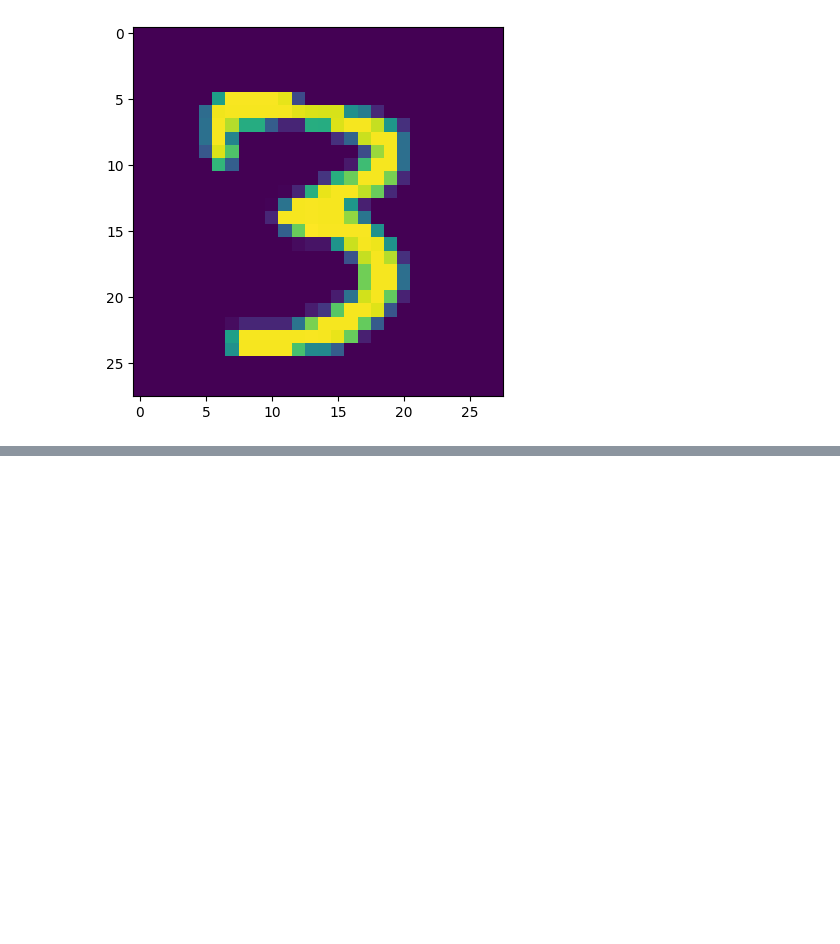
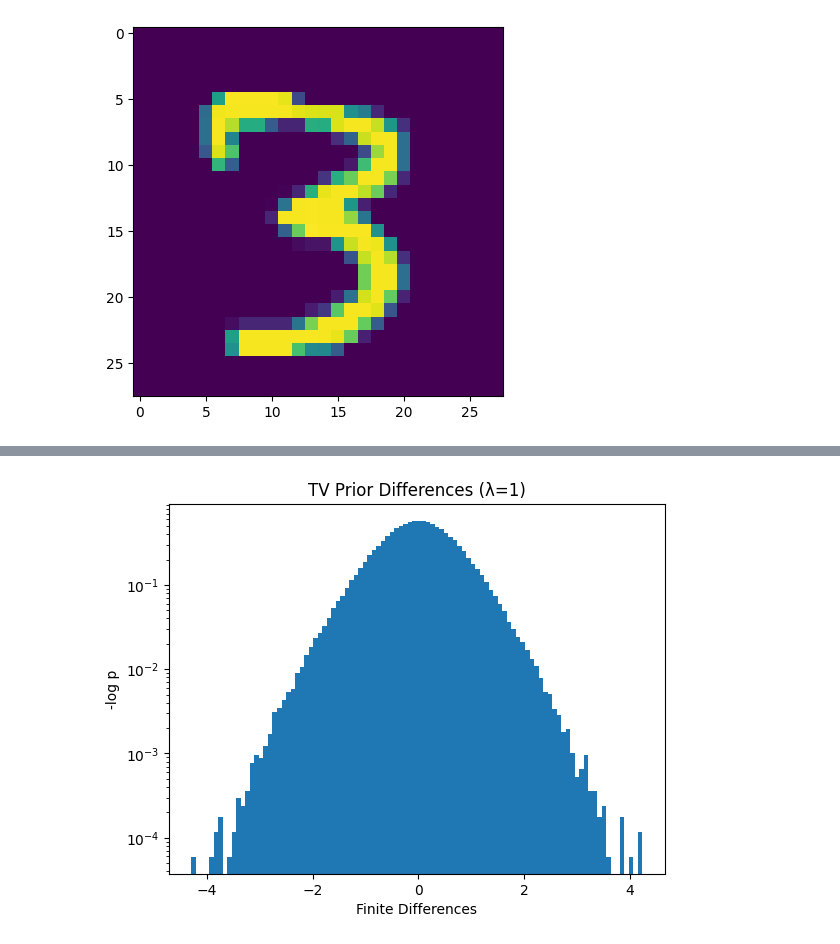
Before and after one commit to AnumahAdeizaStephen/Learning-Pytorch, a Jupyter notebook: Online_learning_of_Pytorch.ipynb, the cells around one changed output, grey strips where cells are left out. Cells and saved outputs as stored; diff of their text form; code cells hidden in the pictures; blank space fills up the shorter version.

```diff
--- a/Online_learning_of_Pytorch.ipynb
+++ b/Online_learning_of_Pytorch.ipynb
@@ -729,0 +769,29 @@ tensor(4)
+# %%
+def plot_diff_hist(samples, title='Histogram'):
+    diffs_x = []
+    diffs_y = []
+    for s in samples:
+        x = s[0, 0].numpy()
+        # Calculate differences along the first dimension (rows)
+        diffs_x.append(x[1:, :] - x[:-1, :])
+        # Calculate differences along the second dimension (columns)
+        diffs_y.append(x[:, 1:] - x[:, :-1])
+
+    # Concatenate differences. Note that diffs_x and diffs_y will have different shapes,
+    # so we concatenate them separately and then concatenate the results.
+    all_diffs_x = np.concatenate(diffs_x, axis=0)
+    all_diffs_y = np.concatenate(diffs_y, axis=0)
+
+    diffs = np.concatenate([all_diffs_x.flatten(), all_diffs_y.flatten()])
+
+    plt.hist(diffs, bins=100, density=True)
+    plt.yscale('log')
+    plt.title(title)
+    plt.xlabel('Finite Differences')
+    plt.ylabel('-log p')
+    plt.show()
+    return diffs
+
+tv_diffs = plot_diff_hist(samples, 'TV Prior Differences (λ=1)')
+# %% [output]
+[figure, added]
```
Also changed, not shown: parts of 20 cells of this notebook.
